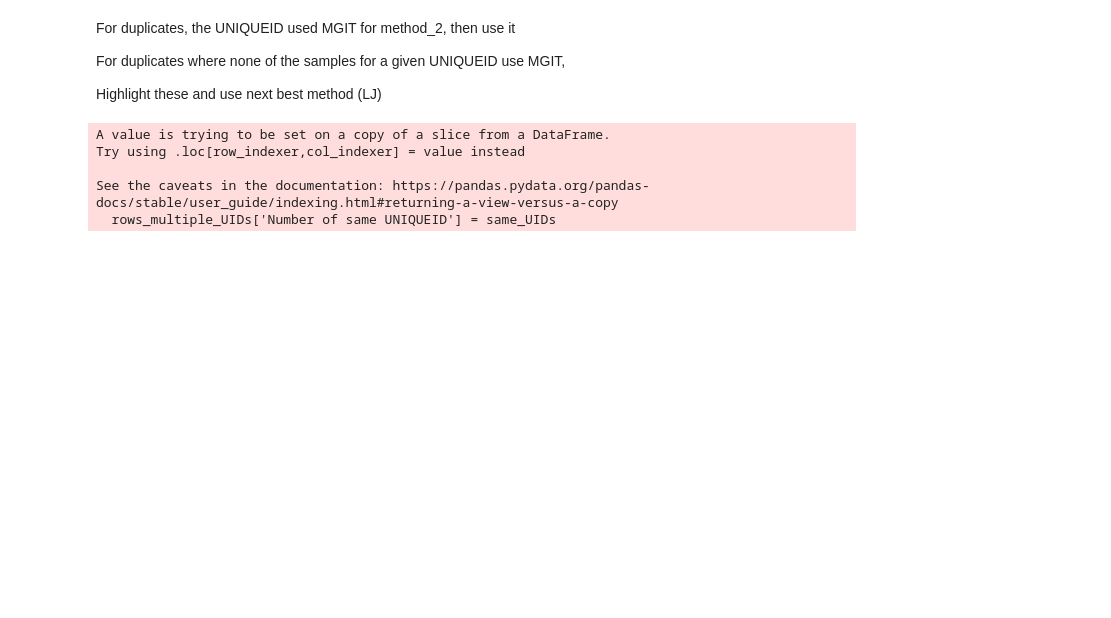
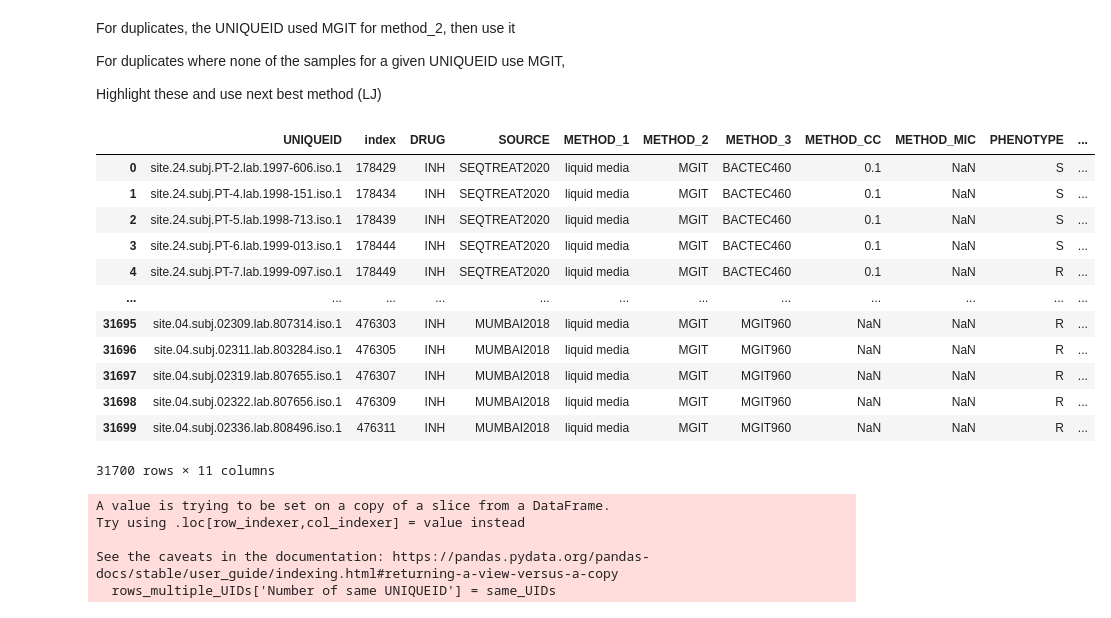
Before and after one commit to fowler-lab/Inh_resistance, a Jupyter notebook: CRyPTIC_KatG.ipynb, the cells around one changed output. Cells and saved outputs as stored; diff of their text form; code cells hidden in the pictures; blank space fills up the shorter version.

```diff
--- a/CRyPTIC_KatG.ipynb
+++ b/CRyPTIC_KatG.ipynb
@@ -222,6 +222,22 @@ For duplicates, the UNIQUEID used MGIT for method_2, then use it
 For duplicates where none of the samples for a given UNIQUEID use MGIT,
 
 Highlight these and use next best method (LJ)
+# %%
+non_plated_IDs
+# %% [output]
+|  | UNIQUEID | index | DRUG | SOURCE | METHOD_1 | METHOD_2 | METHOD_3 | METHOD_CC | METHOD_MIC | PHENOTYPE | ... |
+| 0 | site.24.subj.PT-2.lab.1997-606.iso.1 | 178429 | INH | SEQTREAT2020 | liquid media | MGIT | BACTEC460 | 0.1 | NaN | S | ... |
+| 1 | site.24.subj.PT-4.lab.1998-151.iso.1 | 178434 | INH | SEQTREAT2020 | liquid media | MGIT | BACTEC460 | 0.1 | NaN | S | ... |
+| 2 | site.24.subj.PT-5.lab.1998-713.iso.1 | 178439 | INH | SEQTREAT2020 | liquid media | MGIT | BACTEC460 | 0.1 | NaN | S | ... |
+| 3 | site.24.subj.PT-6.lab.1999-013.iso.1 | 178444 | INH | SEQTREAT2020 | liquid media | MGIT | BACTEC460 | 0.1 | NaN | S | ... |
+| 4 | site.24.subj.PT-7.lab.1999-097.iso.1 | 178449 | INH | SEQTREAT2020 | liquid media | MGIT | BACTEC460 | 0.1 | NaN | R | ... |
+| ... | ... | ... | ... | ... | ... | ... | ... | ... | ... | ... | ... |
+| 31695 | site.04.subj.02309.lab.807314.iso.1 | 476303 | INH | MUMBAI2018 | liquid media | MGIT | MGIT960 | NaN | NaN | R | ... |
+| 31696 | site.04.subj.02311.lab.803284.iso.1 | 476305 | INH | MUMBAI2018 | liquid media | MGIT | MGIT960 | NaN | NaN | R | ... |
+| 31697 | site.04.subj.02319.lab.807655.iso.1 | 476307 | INH | MUMBAI2018 | liquid media | MGIT | MGIT960 | NaN | NaN | R | ... |
+| 31698 | site.04.subj.02322.lab.807656.iso.1 | 476309 | INH | MUMBAI2018 | liquid media | MGIT | MGIT960 | NaN | NaN | R | ... |
+| 31699 | site.04.subj.02336.lab.808496.iso.1 | 476311 | INH | MUMBAI2018 | liquid media | MGIT | MGIT960 | NaN | NaN | R | ... |
+31700 rows × 11 columns
 # %%
 #creates column to identify number of same UNIQUEID in multiple UID df
 same_UIDs = []
```
Also changed, not shown: parts of 66 cells of this notebook.
